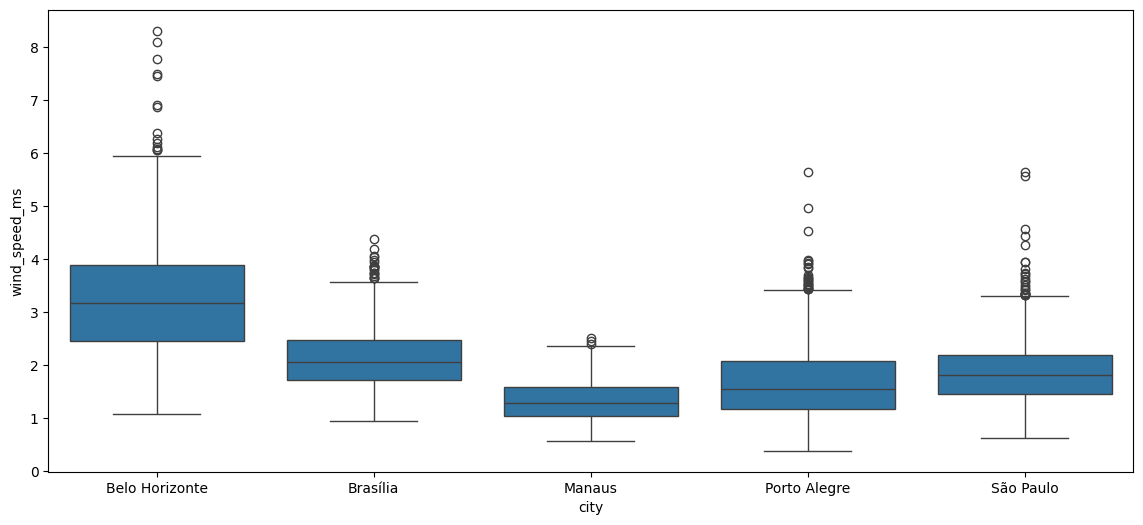
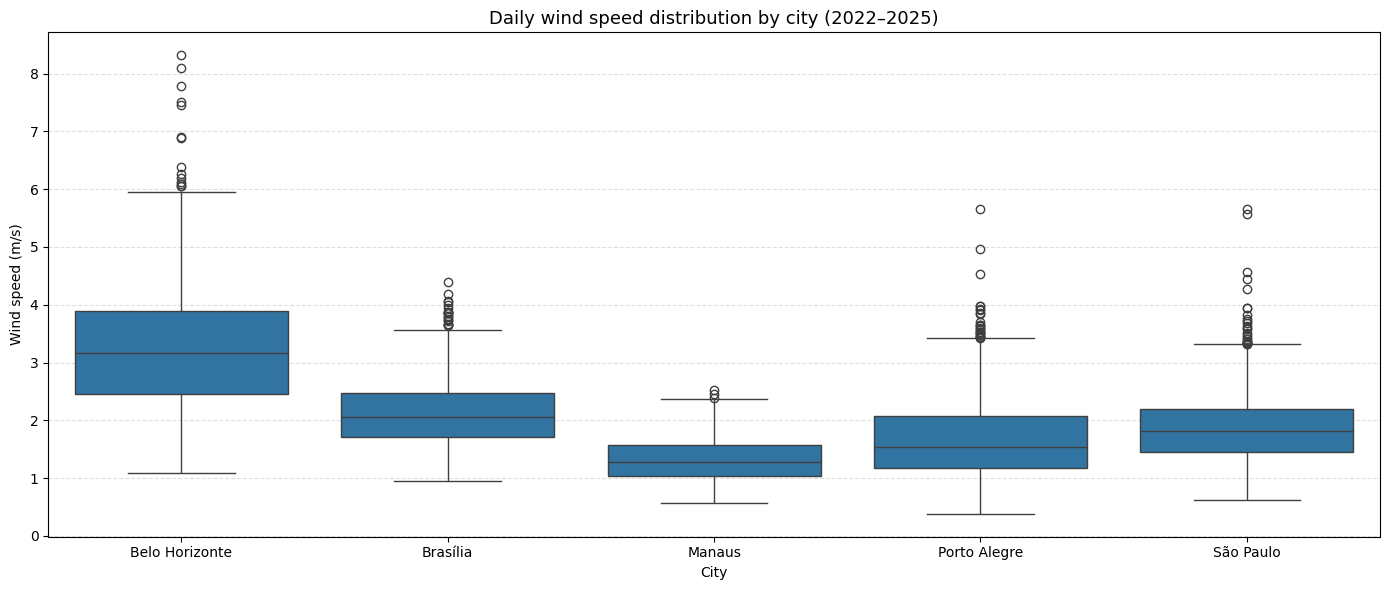
Unified diff of the notebook cell whose output changed from the first chart to the second:
--- before
+++ after
@@ -1,3 +1,16 @@
 fig, ax = plt.subplots(figsize=(14, 6))
 
-sns.boxplot(data=df_daily,x="city",y="wind_speed_ms",ax=ax)
+sns.boxplot(
+    data=df_daily,
+    x="city",
+    y="wind_speed_ms",
+    ax=ax,
+)
+
+ax.set_title("Daily wind speed distribution by city (2022–2025)", fontsize=13)
+ax.set_ylabel("Wind speed (m/s)")
+ax.set_xlabel("City")
+ax.grid(axis="y", linestyle="--", alpha=0.4)
+
+plt.tight_layout()
+plt.show()

Commit: cleanup: remove duplicate cells, fix typos, polish notebooks